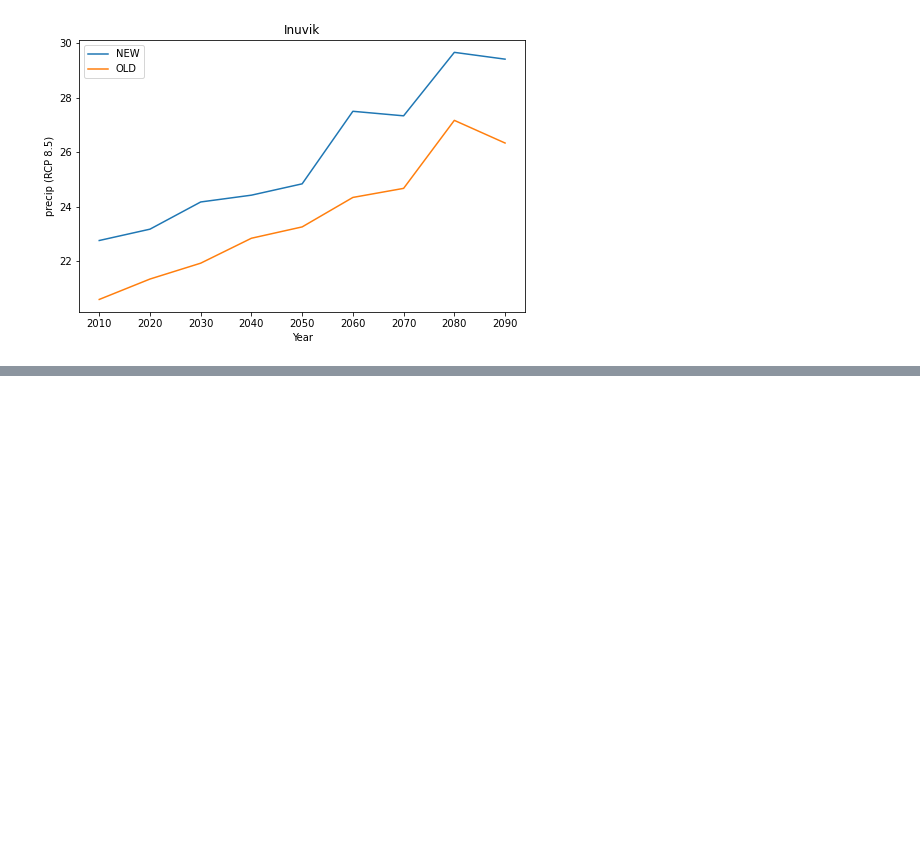
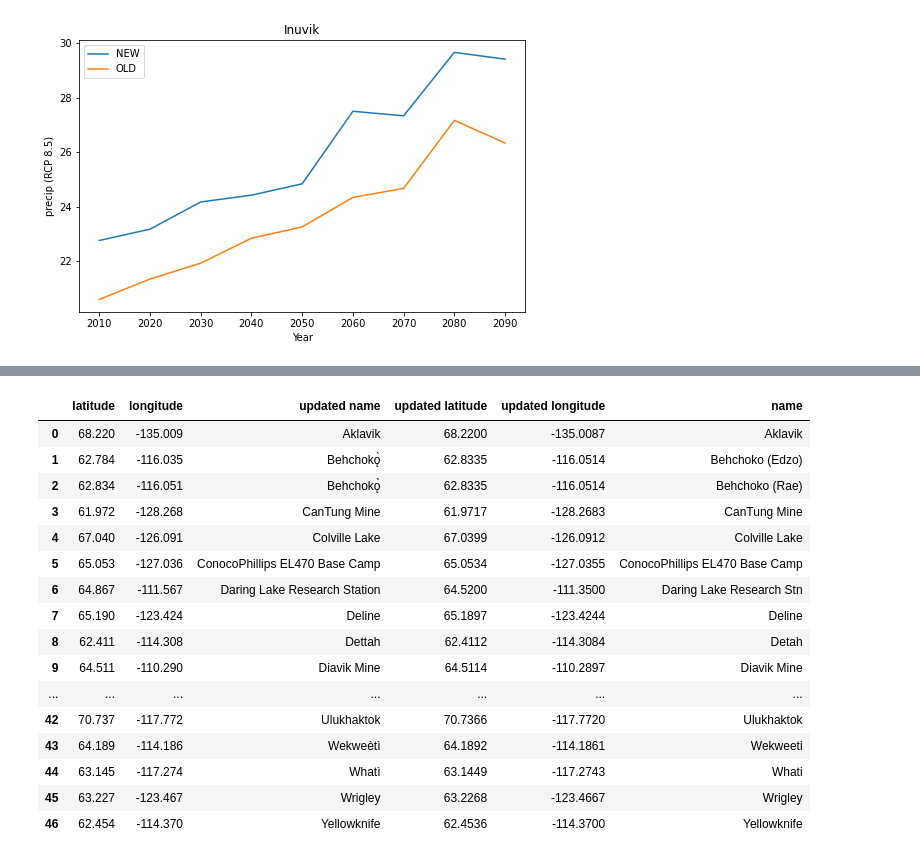
Before and after one commit to ua-snap/nwt-dash-app, a Jupyter notebook: data_prep/nwt_location_and_place_name_repair_qaqc.ipynb, the cells around one changed output, grey strips where cells are left out. Cells and saved outputs as stored; diff of their text form; code cells hidden in the pictures; blank space fills up the shorter version.

```diff
--- a/data_prep/nwt_location_and_place_name_repair_qaqc.ipynb
+++ b/data_prep/nwt_location_and_place_name_repair_qaqc.ipynb
@@ -189,0 +349,2 @@ Text(0, 0.5, 'precip (RCP 8.5)')
+# %%
+re_ordered = pd.read_csv('../../../tmp/nwt_location_table_changes2.csv')#, index_col=False)
@@ -189,0 +354,20 @@ Text(0, 0.5, 'precip (RCP 8.5)')
+# %%
+re_ordered
+# %% [output]
+|  | latitude | longitude | updated name | updated latitude | updated longitude | name |
+| 0 | 68.220 | -135.009 | Aklavik | 68.2200 | -135.0087 | Aklavik |
+| 1 | 62.784 | -116.035 | Behchokǫ̀ | 62.8335 | -116.0514 | Behchoko (Edzo) |
+| 2 | 62.834 | -116.051 | Behchokǫ̀ | 62.8335 | -116.0514 | Behchoko (Rae) |
+| 3 | 61.972 | -128.268 | CanTung Mine | 61.9717 | -128.2683 | CanTung Mine |
+| 4 | 67.040 | -126.091 | Colville Lake | 67.0399 | -126.0912 | Colville Lake |
+| 5 | 65.053 | -127.036 | ConocoPhillips EL470 Base Camp | 65.0534 | -127.0355 | ConocoPhillips EL470 Base Camp |
+| 6 | 64.867 | -111.567 | Daring Lake Research Station | 64.5200 | -111.3500 | Daring Lake Research Stn |
+| 7 | 65.190 | -123.424 | Deline | 65.1897 | -123.4244 | Deline |
+| 8 | 62.411 | -114.308 | Dettah | 62.4112 | -114.3084 | Detah |
+| 9 | 64.511 | -110.290 | Diavik Mine | 64.5114 | -110.2897 | Diavik Mine |
+| ... | ... | ... | ... | ... | ... | ... |
+| 42 | 70.737 | -117.772 | Ulukhaktok | 70.7366 | -117.7720 | Ulukhaktok |
+| 43 | 64.189 | -114.186 | Wekweètì | 64.1892 | -114.1861 | Wekweeti |
+| 44 | 63.145 | -117.274 | Whatì | 63.1449 | -117.2743 | Whati |
+| 45 | 63.227 | -123.467 | Wrigley | 63.2268 | -123.4667 | Wrigley |
+| 46 | 62.454 | -114.370 | Yellowknife | 62.4536 | -114.3700 | Yellowknife |
```
Also changed, not shown: parts of 29 cells of this notebook, 1 other file.
